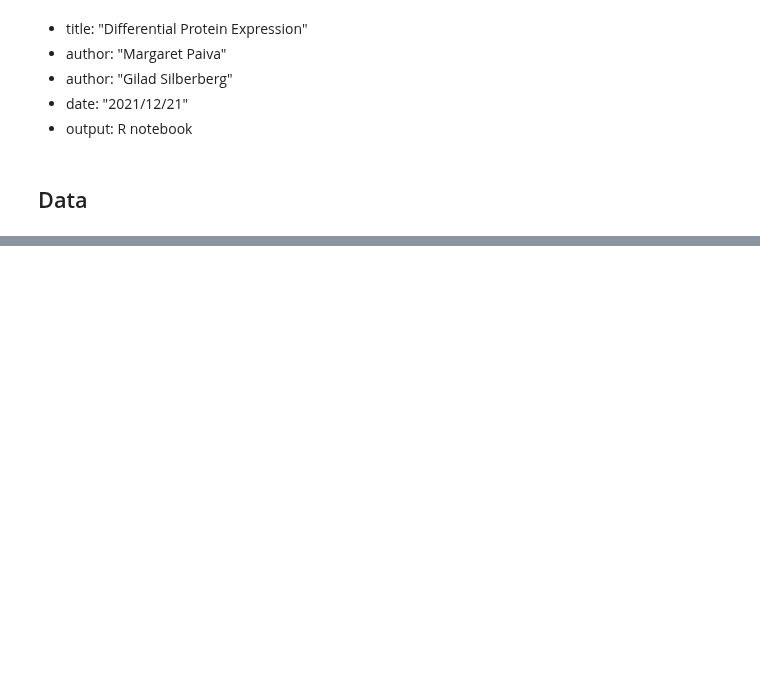
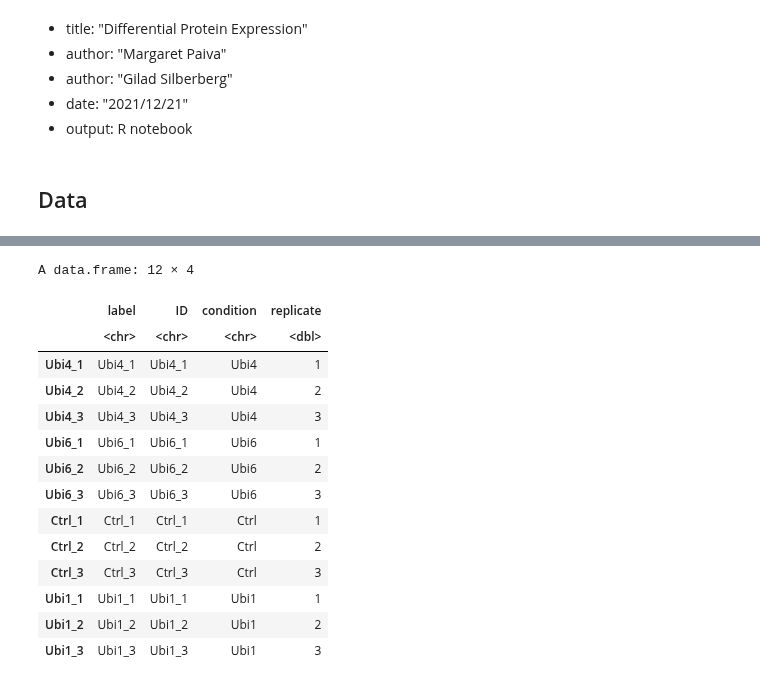
Before and after one commit to liorbey/lumin-workstation-materials, a Jupyter notebook: differential_protein_expression_R.ipynb, the cells around one changed output, grey strips where cells are left out. Cells and saved outputs as stored; diff of their text form; code cells hidden in the pictures; blank space fills up the shorter version.

Commit message:
Summarize data features and clean in dpe

```diff
--- a/differential_protein_expression_R.ipynb
+++ b/differential_protein_expression_R.ipynb
@@ -92,3 +115,15 @@ A data.frame: 2 × 25
 |  | <chr> | <chr> | <chr> | <chr> | <chr> | <int> | ... |
 | 1 | A0AV96-2;B7Z8Z7;A0AV96;D6R9D6;D6R... | A0AV96-2;B7Z8Z7;A0AV96;D6R9D6;D6RBS9 | RNA-binding protein 47 | RBM47 | >sp|A0AV96-2|RBM47_HUMAN Isoform ... | 7 | ... |
 | 2 | A0AVT1;A0AVT1-2;H0Y8S8;A0AVT1-4;A... | A0AVT1;A0AVT1-2 | Ubiquitin-like modifier-activatin... | UBA6 | >sp|A0AVT1|UBA6_HUMAN Ubiquitin-l... | 6 | ... |
+# %%
+# Generate a SummarizedExperiment object using an experimental design
+LFQ_columns <- grep("LFQ.", colnames(data_unique)) # get LFQ column numbers
+experimental_design <- UbiLength_ExpDesign
+data_se <- make_se(data_unique, LFQ_columns, experimental_design)
+
+# Generate a SummarizedExperiment object by parsing condition information from the column names
+LFQ_columns <- grep("LFQ.", colnames(data_unique)) # get LFQ column numbers
+data_se_parsed <- make_se_parse(data_unique, LFQ_columns)
+
+# Let's have a look at the SummarizedExperiment object
+data_se
@@ -94,0 +147,18 @@ A data.frame: 2 × 25
+# %%
+as.data.frame(colData(data_se))
+# %% [output]
+A data.frame: 12 × 4
+|  | label | ID | condition | replicate |
+|  | <chr> | <chr> | <chr> | <dbl> |
+| Ubi4_1 | Ubi4_1 | Ubi4_1 | Ubi4 | 1 |
+| Ubi4_2 | Ubi4_2 | Ubi4_2 | Ubi4 | 2 |
+| Ubi4_3 | Ubi4_3 | Ubi4_3 | Ubi4 | 3 |
+| Ubi6_1 | Ubi6_1 | Ubi6_1 | Ubi6 | 1 |
+| Ubi6_2 | Ubi6_2 | Ubi6_2 | Ubi6 | 2 |
+| Ubi6_3 | Ubi6_3 | Ubi6_3 | Ubi6 | 3 |
+| Ctrl_1 | Ctrl_1 | Ctrl_1 | Ctrl | 1 |
+| Ctrl_2 | Ctrl_2 | Ctrl_2 | Ctrl | 2 |
+| Ctrl_3 | Ctrl_3 | Ctrl_3 | Ctrl | 3 |
+| Ubi1_1 | Ubi1_1 | Ubi1_1 | Ubi1 | 1 |
+| Ubi1_2 | Ubi1_2 | Ubi1_2 | Ubi1 | 2 |
+| Ubi1_3 | Ubi1_3 | Ubi1_3 | Ubi1 | 3 |
```
Also changed, not shown: parts of 16 cells of this notebook.
